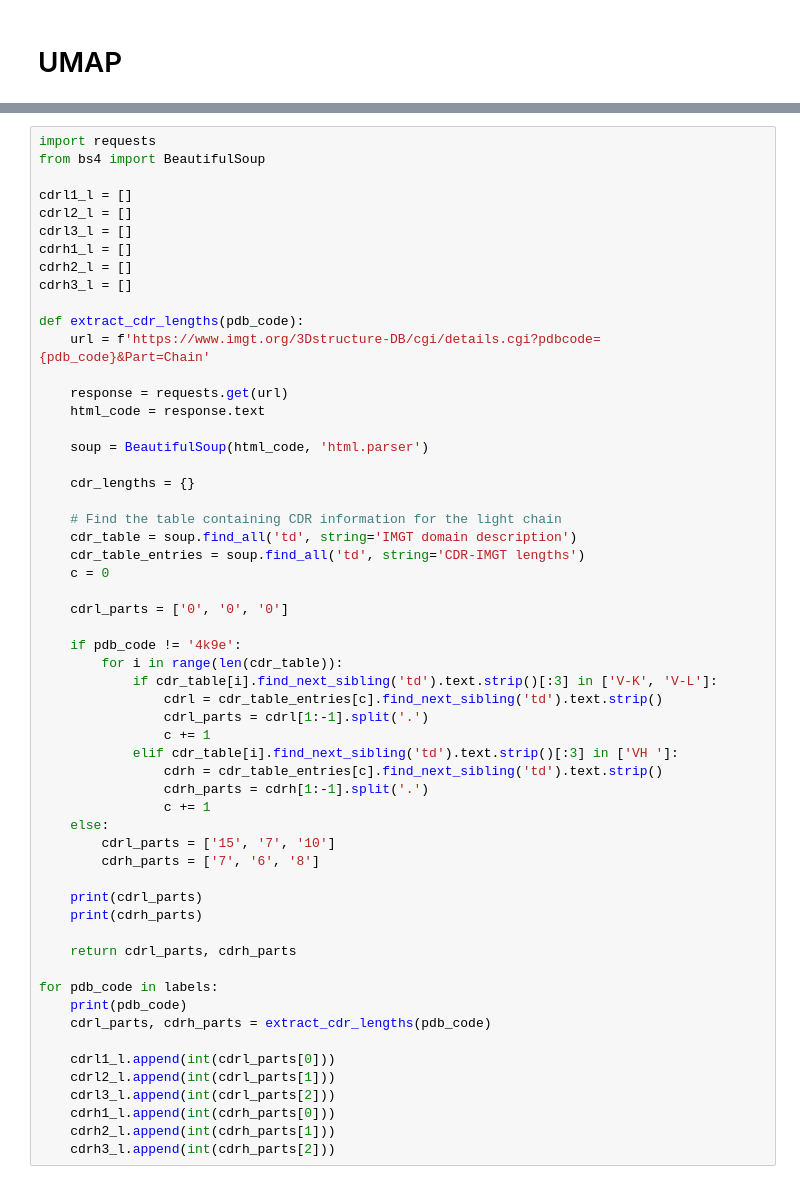
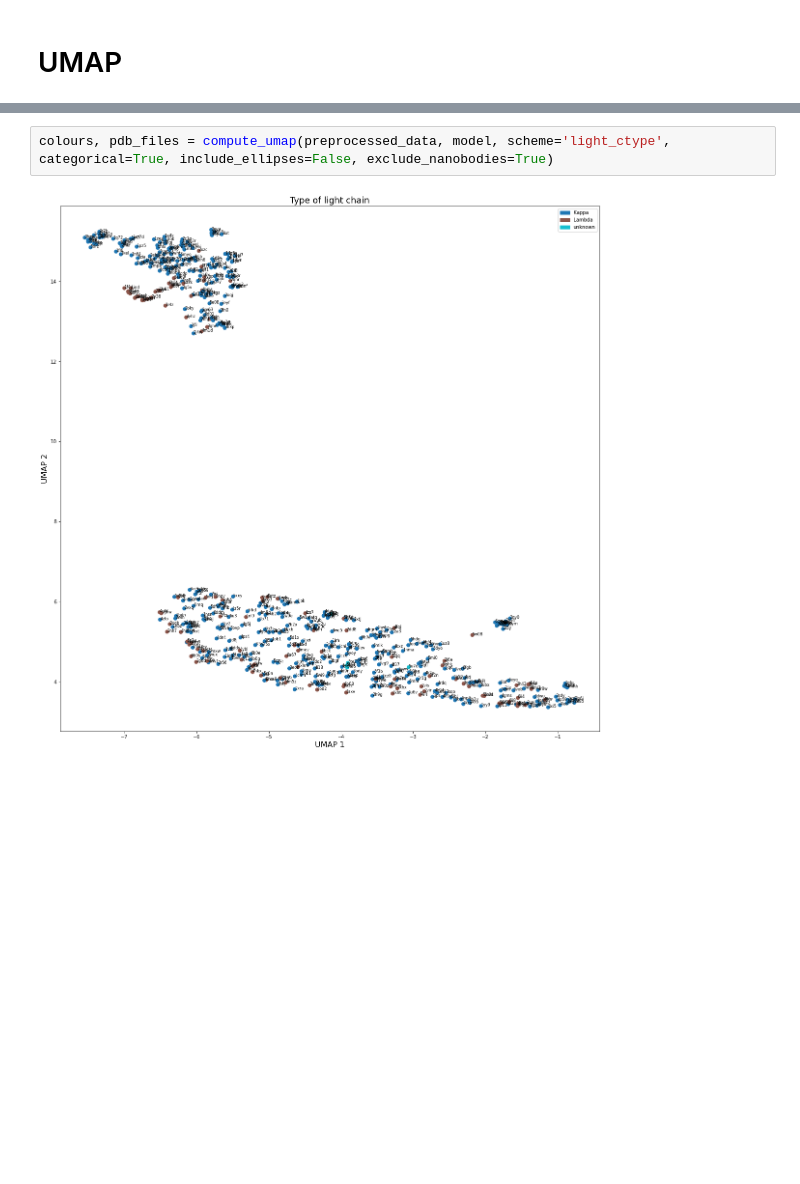
Before and after one commit to kevinmicha/ANTIPASTI, a Jupyter notebook: notebooks/[Tutorial] Explaining affinity using ANTIPASTI.ipynb, the cells around one changed output, grey strips where cells are left out. Drawn from its saved outputs; the diff is of its cells as text; blank space fills up the shorter version.

```diff
--- a/notebooks/[Tutorial] Explaining affinity using ANTIPASTI.ipynb
+++ b/notebooks/[Tutorial] Explaining affinity using ANTIPASTI.ipynb
@@ -676,57 +116,4 @@ UnboundLocalError: cannot access local variable 'cdrl2_b' where it is not associ
-# %%
-import requests
-from bs4 import BeautifulSoup
-
-cdrl1_l = []
-cdrl2_l = []
-cdrl3_l = []
-cdrh1_l = []
-cdrh2_l = []
-cdrh3_l = []
-
-def extract_cdr_lengths(pdb_code):
-    url = f'https://www.imgt.org/3Dstructure-DB/cgi/details.cgi?pdbcode={pdb_code}&Part=Chain'
-
-    response = requests.get(url)
-    html_code = response.text
-
-    soup = BeautifulSoup(html_code, 'html.parser')
-
-    cdr_lengths = {}
-
-    # Find the table containing CDR information for the light chain
-    cdr_table = soup.find_all('td', string='IMGT domain description')
-    cdr_table_entries = soup.find_all('td', string='CDR-IMGT lengths')
-    c = 0
-
-    cdrl_parts = ['0', '0', '0']
-
-    if pdb_code != '4k9e':
-        for i in range(len(cdr_table)):
-            if cdr_table[i].find_next_sibling('td').text.strip()[:3] in ['V-K', 'V-L']:
-                cdrl = cdr_table_entries[c].find_next_sibling('td').text.strip()
-                cdrl_parts = cdrl[1:-1].split('.')
-                c += 1
-            elif cdr_table[i].find_next_sibling('td').text.strip()[:3] in ['VH ']:
-                cdrh = cdr_table_entries[c].find_next_sibling('td').text.strip()
-                cdrh_parts = cdrh[1:-1].split('.')
-                c += 1
-    else:
-        cdrl_parts = ['15', '7', '10']
-        cdrh_parts = ['7', '6', '8']
-
-    print(cdrl_parts)
-    print(cdrh_parts)
-
-    return cdrl_parts, cdrh_parts
-
-for pdb_code in labels:
-    print(pdb_code)
-    cdrl_parts, cdrh_parts = extract_cdr_lengths(pdb_code)
-
-    cdrl1_l.append(int(cdrl_parts[0]))
-    cdrl2_l.append(int(cdrl_parts[1]))
-    cdrl3_l.append(int(cdrl_parts[2]))
-    cdrh1_l.append(int(cdrh_parts[0]))
-    cdrh2_l.append(int(cdrh_parts[1]))
-    cdrh3_l.append(int(cdrh_parts[2]))
+# %%
+colours, pdb_files = compute_umap(preprocessed_data, model, scheme='light_ctype', categorical=True, include_ellipses=False, exclude_nanobodies=True)
+# %% [output]
+[figure, added]
```
Also changed, not shown: parts of 59 cells of this notebook, 19 other files.
